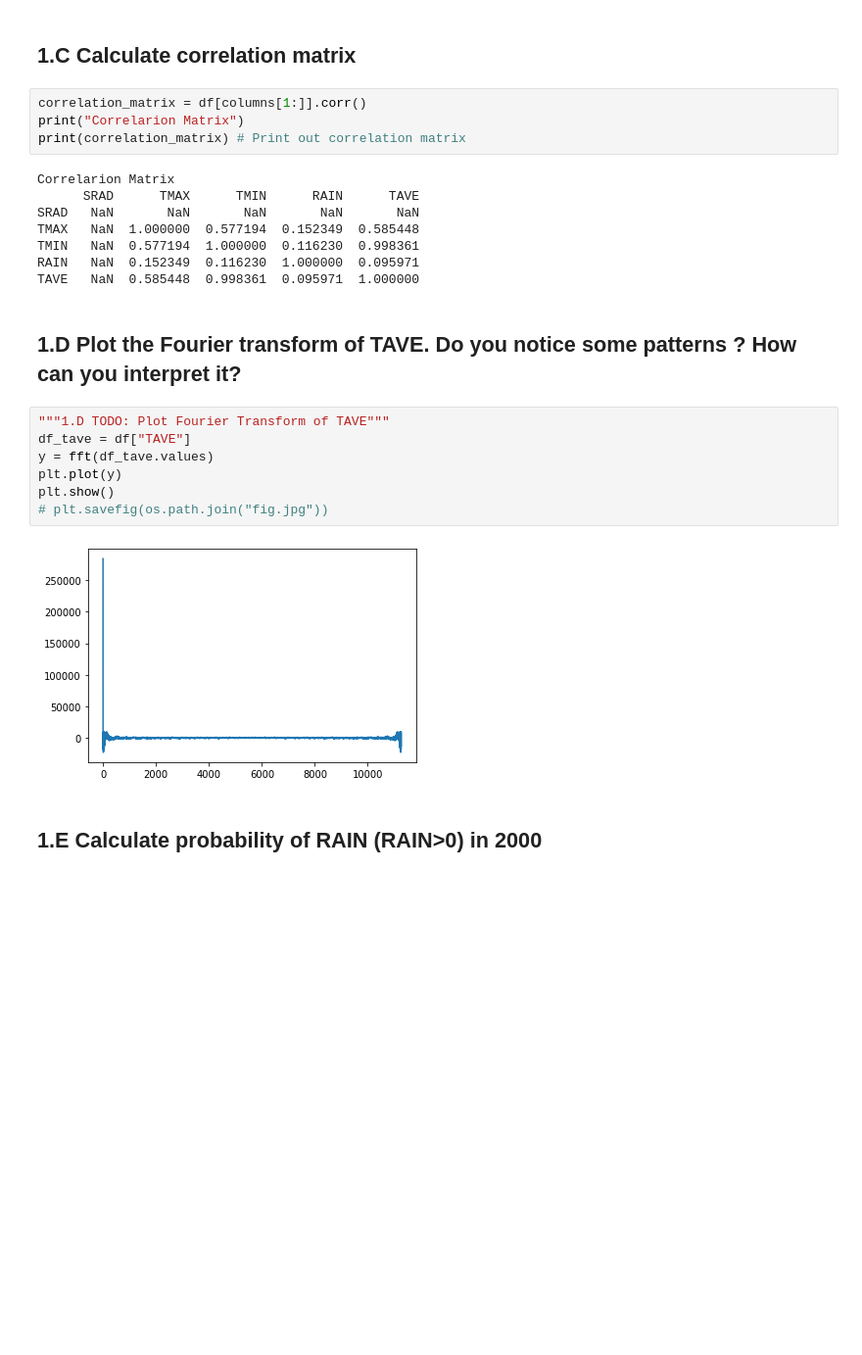
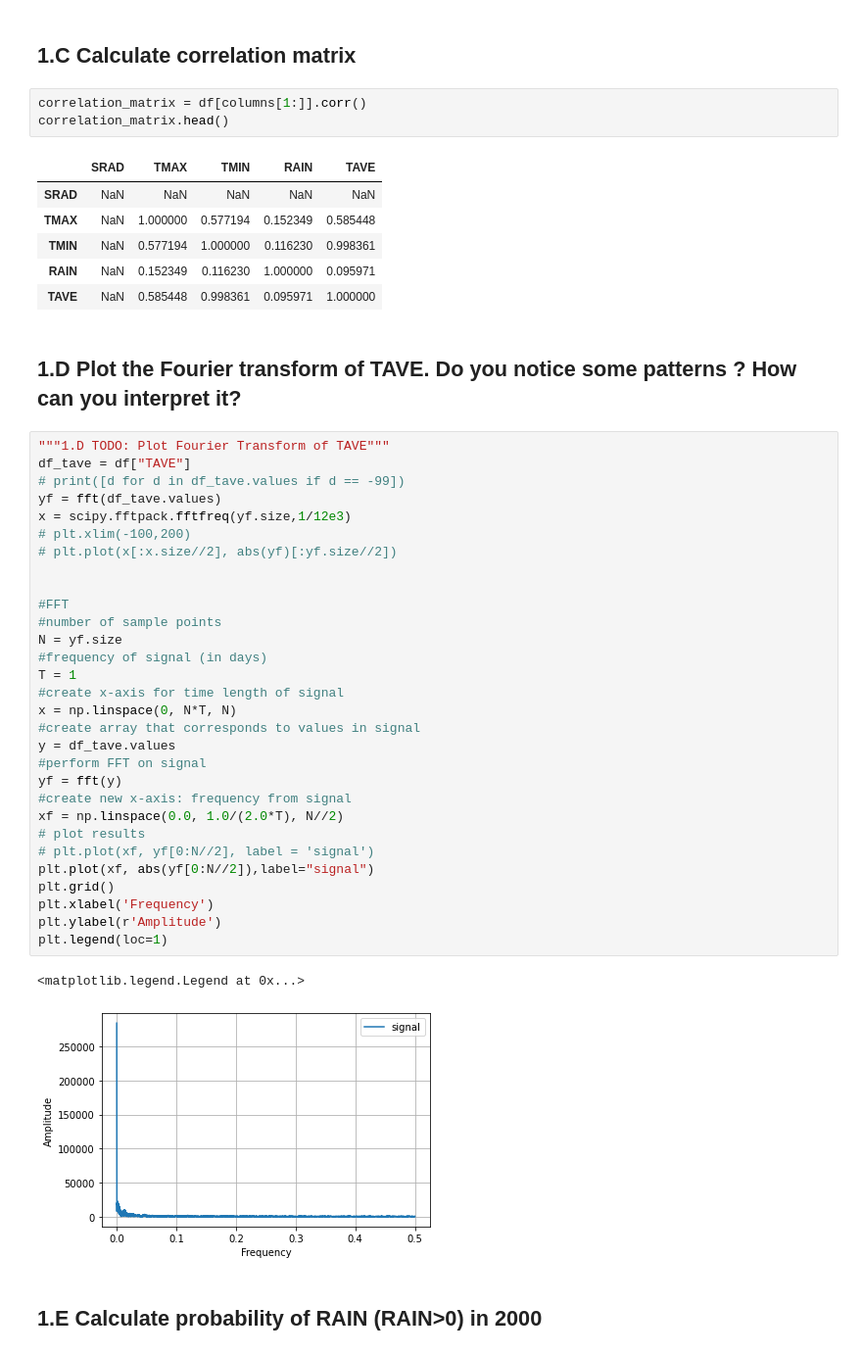
Before and after one commit to phakawatTER/listenfield-test-task, a Jupyter notebook: questions1-2.ipynb, the cells around one changed output. Shown at 98% size. Saved outputs shown, nothing was run; the diff lists cells and outputs as text; blank space fills up the shorter version.

```diff
--- a/questions1-2.ipynb
+++ b/questions1-2.ipynb
@@ -48,27 +51,49 @@ Ans.
 ## 1.C Calculate correlation matrix
 # %%
 correlation_matrix = df[columns[1:]].corr()
-print("Correlarion Matrix")
-print(correlation_matrix) # Print out correlation matrix
+correlation_matrix.head()
 # %% [output]
-Correlarion Matrix
-      SRAD      TMAX      TMIN      RAIN      TAVE
-SRAD   NaN       NaN       NaN       NaN       NaN
-TMAX   NaN  1.000000  0.577194  0.152349  0.585448
-TMIN   NaN  0.577194  1.000000  0.116230  0.998361
-RAIN   NaN  0.152349  0.116230  1.000000  0.095971
-TAVE   NaN  0.585448  0.998361  0.095971  1.000000
+|  | SRAD | TMAX | TMIN | RAIN | TAVE |
+| SRAD | NaN | NaN | NaN | NaN | NaN |
+| TMAX | NaN | 1.000000 | 0.577194 | 0.152349 | 0.585448 |
+| TMIN | NaN | 0.577194 | 1.000000 | 0.116230 | 0.998361 |
+| RAIN | NaN | 0.152349 | 0.116230 | 1.000000 | 0.095971 |
+| TAVE | NaN | 0.585448 | 0.998361 | 0.095971 | 1.000000 |
 # %% [markdown]
 ## 1.D Plot the Fourier transform of TAVE. Do you notice some patterns ? How can you interpret it?
-# %%
-"""1.D TODO: Plot Fourier Transform of TAVE"""
-df_tave = df["TAVE"]
-y = fft(df_tave.values)
-plt.plot(y)
-plt.show()
-# plt.savefig(os.path.join("fig.jpg"))
-# %% [output]
-[figure, removed]
+# %%
+"""1.D TODO: Plot Fourier Transform of TAVE"""
+df_tave = df["TAVE"]
+# print([d for d in df_tave.values if d == -99])
+yf = fft(df_tave.values)
+x = scipy.fftpack.fftfreq(yf.size,1/12e3)
+# plt.xlim(-100,200)
+# plt.plot(x[:x.size//2], abs(yf)[:yf.size//2])
+
+
+#FFT
+#number of sample points
+N = yf.size
+#frequency of signal (in days)
+T = 1
+#create x-axis for time length of signal
+x = np.linspace(0, N*T, N)
+#create array that corresponds to values in signal
+y = df_tave.values
+#perform FFT on signal
+yf = fft(y)
+#create new x-axis: frequency from signal
+xf = np.linspace(0.0, 1.0/(2.0*T), N//2)
+# plot results
+# plt.plot(xf, yf[0:N//2], label = 'signal')
+plt.plot(xf, abs(yf[0:N//2]),label="signal")
+plt.grid()
+plt.xlabel('Frequency')
+plt.ylabel(r'Amplitude')
+plt.legend(loc=1)
+# %% [output]
+<matplotlib.legend.Legend at 0x...>
+[figure, added]
 # %% [markdown]
 ## 1.E Calculate probability of RAIN (RAIN>0) in 2000
 # %%
```
Also changed, not shown: parts of 15 cells of this notebook.
